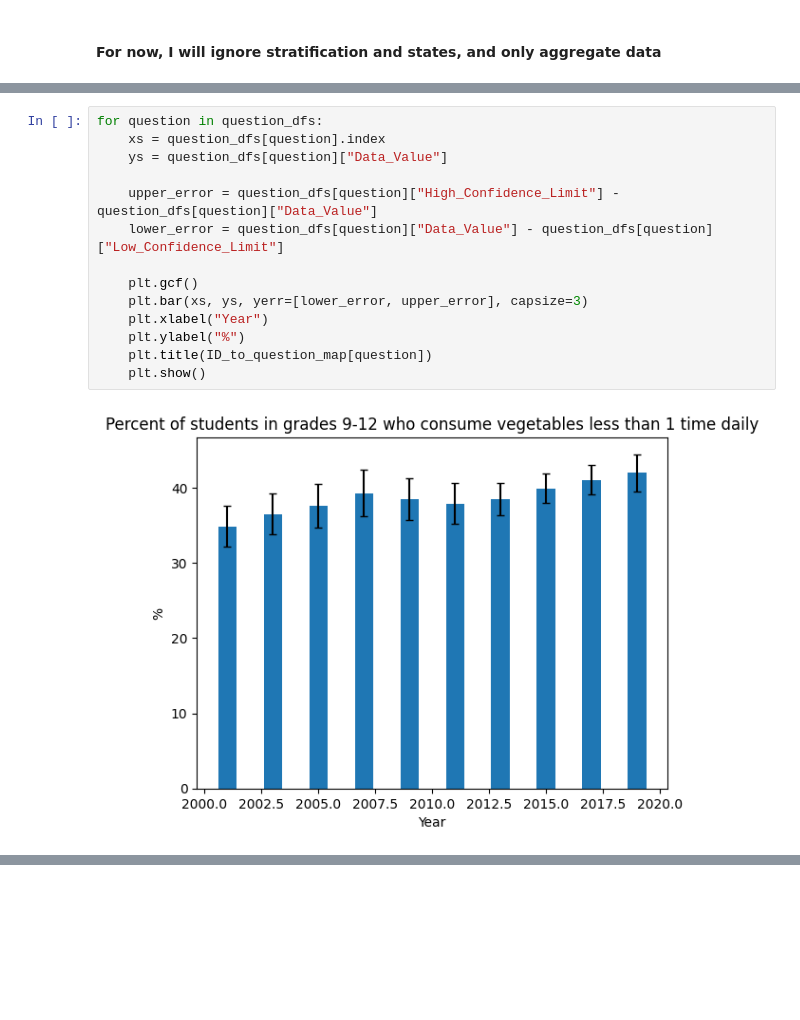
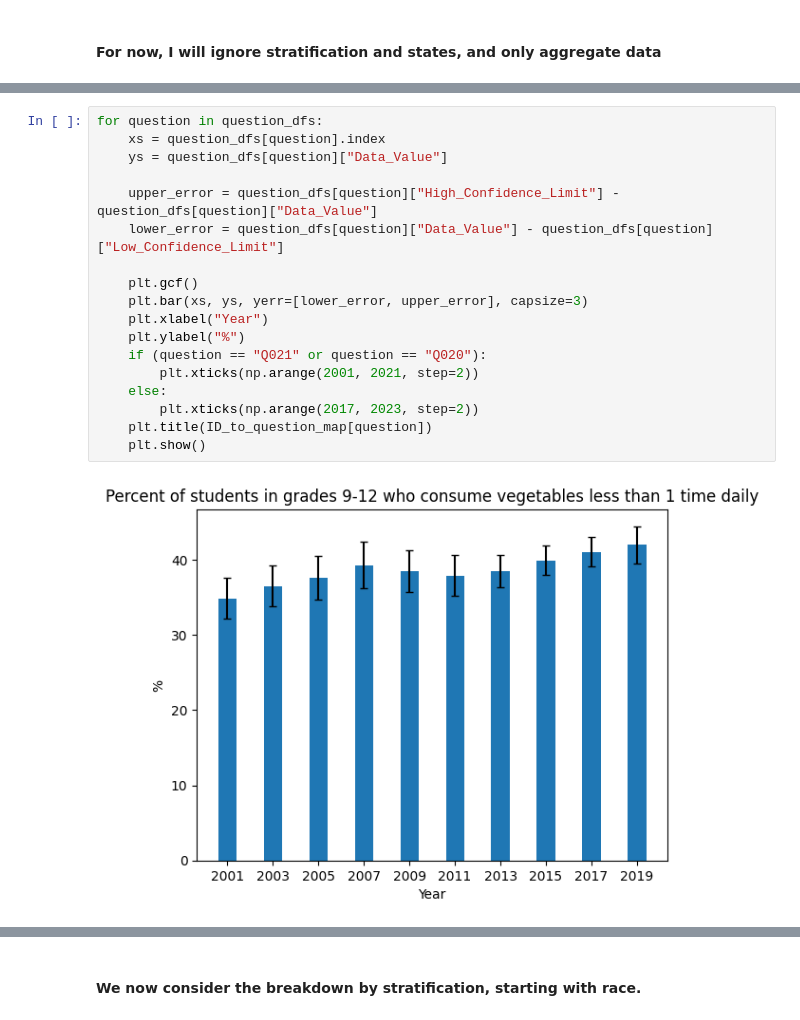
Before and after one commit to KaramAl-Robaie/citadel_datathon_ss24, a Jupyter notebook: GreensDataTrajectories.ipynb, the cells around one changed output, grey strips where cells are left out. Cells and saved outputs as stored; diff of their text form; blank space fills up the shorter version.

```diff
--- a/GreensDataTrajectories.ipynb
+++ b/GreensDataTrajectories.ipynb
@@ -117,16 +136,20 @@ for question in questions:
 # %%
 for question in question_dfs:
     xs = question_dfs[question].index
     ys = question_dfs[question]["Data_Value"]
 
     upper_error = question_dfs[question]["High_Confidence_Limit"] - question_dfs[question]["Data_Value"]
     lower_error = question_dfs[question]["Data_Value"] - question_dfs[question]["Low_Confidence_Limit"]
 
     plt.gcf()
     plt.bar(xs, ys, yerr=[lower_error, upper_error], capsize=3)
     plt.xlabel("Year")
     plt.ylabel("%")
+    if (question == "Q021" or question == "Q020"):
+        plt.xticks(np.arange(2001, 2021, step=2))
+    else:
+        plt.xticks(np.arange(2017, 2023, step=2))
     plt.title(ID_to_question_map[question])
     plt.show()
 # %% [output]
-[figure, old version]
+[figure, new version]
@@ -135,0 +159,2 @@ for question in question_dfs:
+# %% [markdown]
+#### We now consider the breakdown by stratification, starting with race.
```
Also changed, not shown: parts of 24 cells of this notebook.
